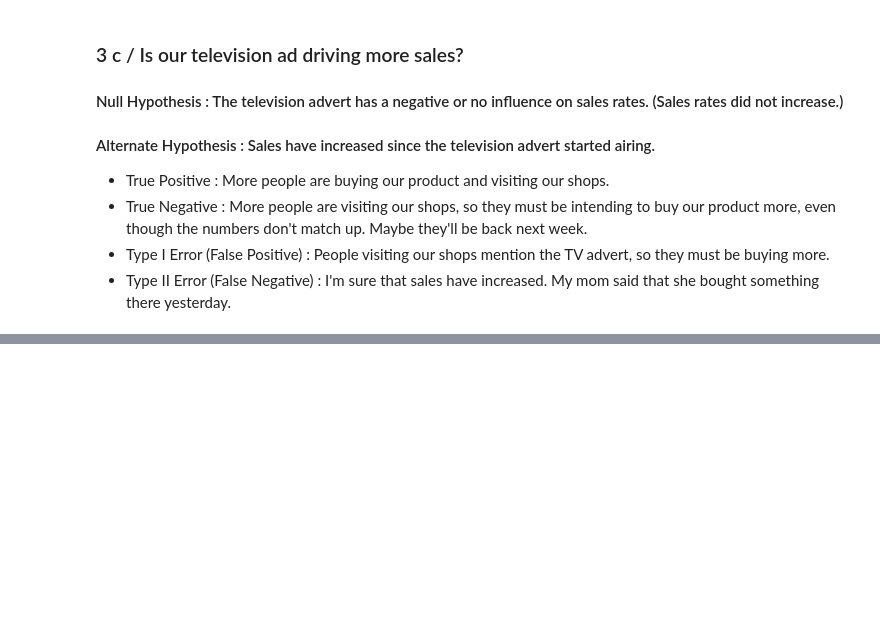
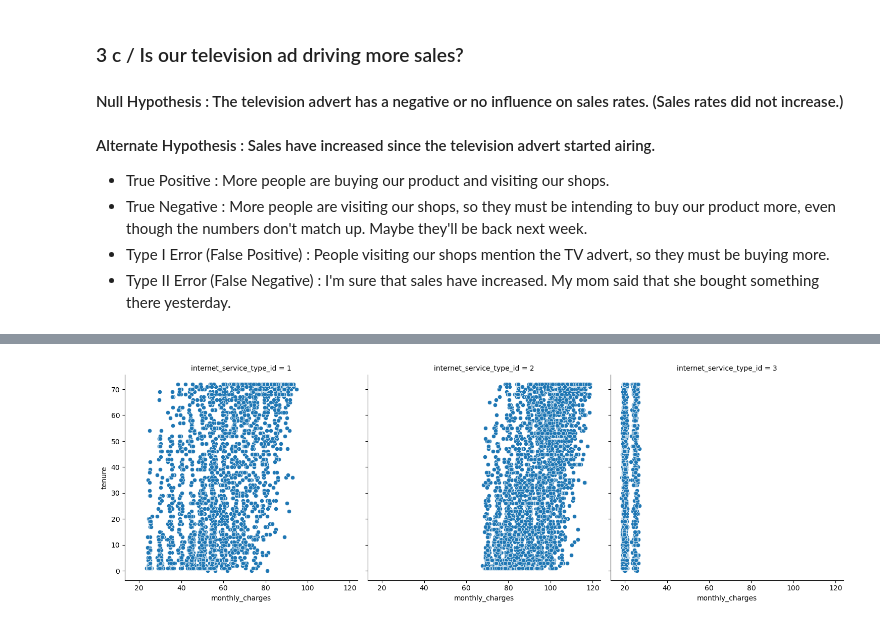
Before and after one commit to MagdalenaRahn/statistics-exercises, a Jupyter notebook: hypothesis_testing_exercises_01.XII.2022.ipynb, the cells around one changed output, grey strips where cells are left out. Drawn from its saved outputs; the diff is of its cells as text; code cells hidden in the pictures; blank space fills up the shorter version.

```diff
--- a/hypothesis_testing_exercises_01.XII.2022.ipynb
+++ b/hypothesis_testing_exercises_01.XII.2022.ipynb
@@ -38,0 +449,5 @@ Note that some of the questions are intentionally phrased in a vague way. It is
+# %%
+sns.relplot(data = telco_df, y = 'tenure', x = 'monthly_charges', col = 'internet_service_type_id')
+plt.show()
+# %% [output]
+[figure, added]
```
Also changed, not shown: parts of 103 cells of this notebook, 2 other files.
